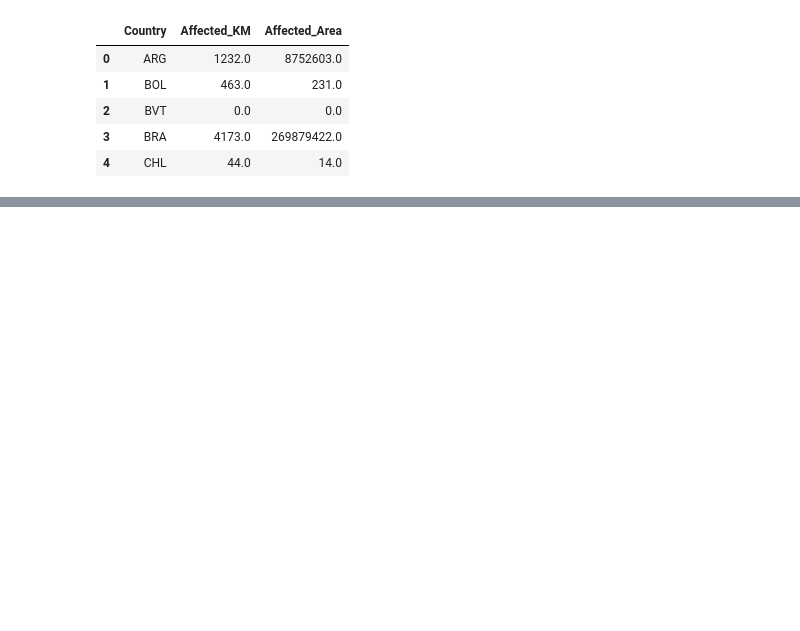
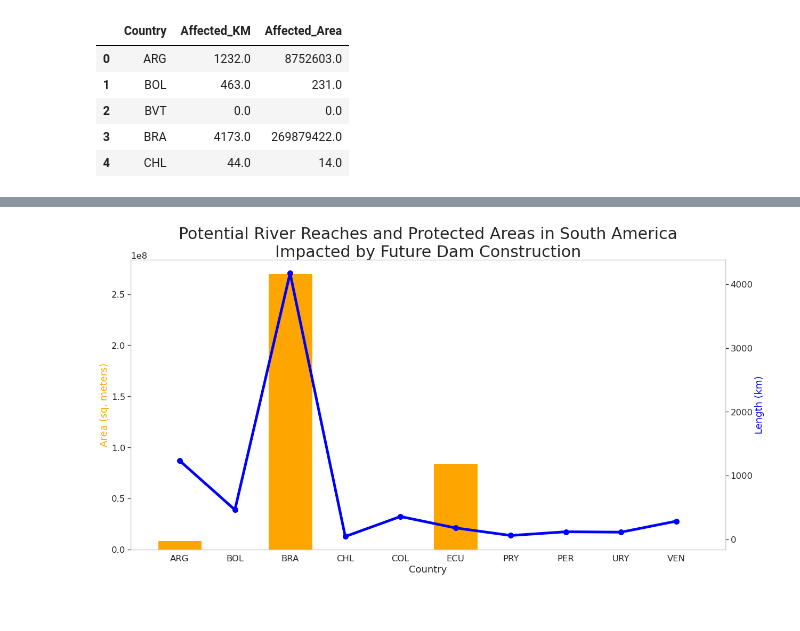
Before and after one commit to lherwehe/global-dam-impacts, a Jupyter notebook: exploration-notebooks/dam-impacts-on-protected-areas-calc-sam.ipynb, the cells around one changed output, grey strips where cells are left out. Drawn from its saved outputs; the diff is of its cells as text; code cells hidden in the pictures; blank space fills up the shorter version.

```diff
--- a/exploration-notebooks/dam-impacts-on-protected-areas-calc-sam.ipynb
+++ b/exploration-notebooks/dam-impacts-on-protected-areas-calc-sam.ipynb
@@ -365,0 +363,32 @@ ax.legend(handles=[black_line, blue_line, yellow_line, orange_line, red_line, ma
+# %%
+fig, ax1 = plt.subplots(figsize=(20, 10))
+
+plt.title("Potential River Reaches and Protected Areas in South America\nImpacted by Future Dam Construction", size=30)
+
+ax1.set_xlabel('Country')
+ax1.set_ylabel('Area (sq. meters)', color='orange')
+ax1.bar(sa_affected["Country"],
+        sa_affected["Affected_Area"], color='orange', label="Land Area")
+ax1.tick_params(axis='y')
+
+ax1.grid(False)
+
+ax2 = ax1.twinx()
+
+
+ax2.set_ylabel ('Length (km)', color='blue')
+ax2.plot(sa_affected["Country"],
+        sa_affected["Affected_KM"], marker='o', color='blue', markersize=10, linewidth=5, label="River Length")
+ax2.tick_params(axis='y')
+
+ax2.grid(False)
+
+ax2.text(0.5, -0.2,
+        "Data Source: Free Flowing Rivers Database, World Database of Protected Areas, and Ramsar Site Database",
+        size=12,
+        ha="center",
+        transform=ax.transAxes)
+
+plt.show()
+# %% [output]
+[figure, added]
```
Also changed, not shown: parts of 8 cells of this notebook.
